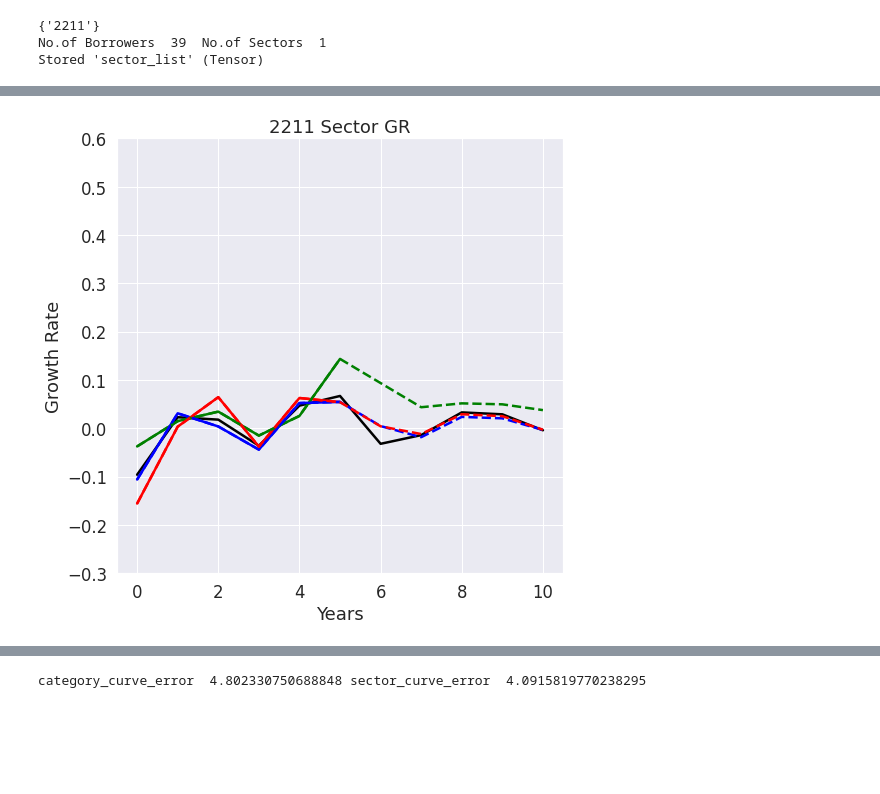
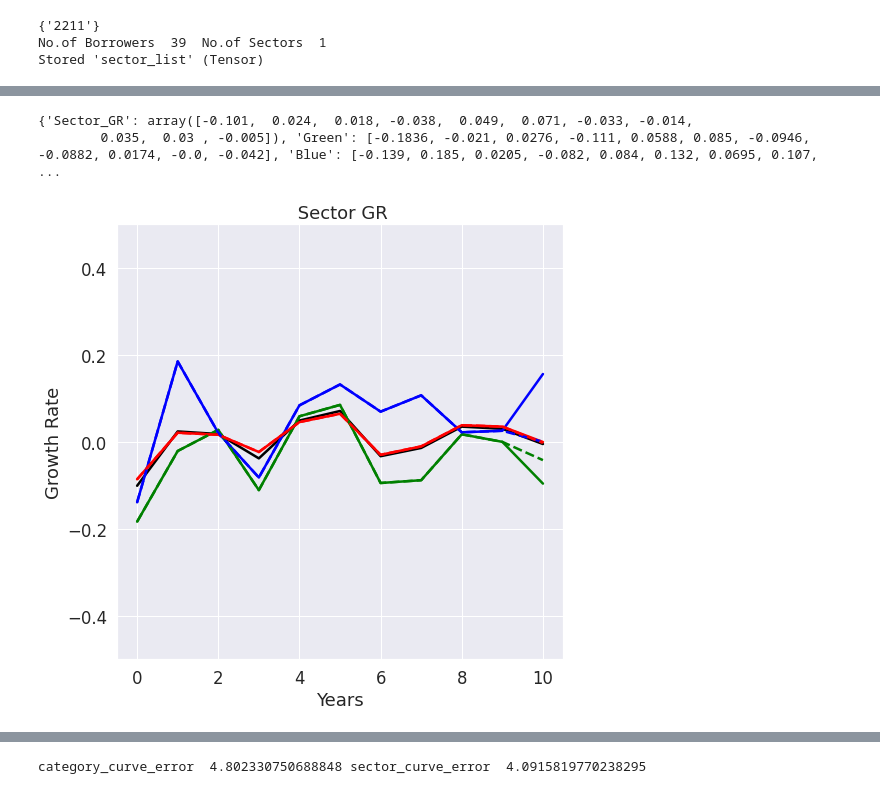
Before and after one commit to SaiChaitanya-ON/Personalized-Sector-with-Knowledge-Graph, a Jupyter notebook: notebooks/Revenue_Growth_Revenue_Graph.ipynb, the cells around one changed output, grey strips where cells are left out. Saved outputs shown, nothing was run; the diff lists cells and outputs as text; code cells hidden in the pictures; blank space fills up the shorter version.

```diff
--- a/notebooks/Revenue_Growth_Revenue_Graph.ipynb
+++ b/notebooks/Revenue_Growth_Revenue_Graph.ipynb
@@ -873,66 +784,74 @@ def Compute_the_Category_Level_Forecast(Category_GR_Data_Dict):
 
     for cat in ['Green', 'Blue', 'Red']:
 
-        Category_Forecast_Dict[cat] = list(Category_GR_Data_Dict[cat][:6])
+        Category_Forecast_Dict[cat] = list(Category_GR_Data_Dict[cat][:10])
         category_curve = Category_Forecast_Dict[cat]
 
         Forecast = []
-        for j in range(len(sector_curve[6:])):
-            corr = int(round(np.corrcoef(sector_curve[:6+j],category_curve)[0][1],4)*10000)
+        for j in range(len(sector_curve[10:])):
+            corr = int(round(np.corrcoef(sector_curve[:10+j],category_curve)[0][1],4)*10000)
 
 
-            low_limit = round(category_curve[-1] - 0.05,4)
+            low_limit = round(category_curve[-1] - 0.3,4)
 
-            up_limit = round(category_curve[-1] + 0.05,4)
+            up_limit = round(category_curve[-1] + 0.3,4)
 
 
             Forecast = []
-            for k in np.arange(low_limit, up_limit, 0.001):
+            for k in np.arange(low_limit, up_limit, 0.0001):
                 rev = np.append(category_curve,k)
-                new_corr = int(round(np.corrcoef(sector_curve[:7+j],rev)[0][1],4)*10000)
+                new_corr = int(round(np.corrcoef(sector_curve[:11+j],rev)[0][1],4)*10000)
+
+#                 if cat == 'Blue':
+#                     print('C',corr,new_corr,'k',round(k,4))
+
 
                 if new_corr in range(corr - 100,corr + 100):
+#                     if cat == 'Blue':
+#                         print("Yes!")
                     if [round(abs(new_corr - corr) + abs(k - category_curve[-1]),4),round(k,5)] not in Forecast:
-                        Forecast.append([round(abs(new_corr - corr) + abs(k - category_curve[-1]),4),round(k,5)])
+                        Forecast.append([round(abs(new_corr - corr) + abs(k - sector_curve[-1]),4),round(k,5)])
 
             try:
                 Forecast = np.array(Forecast)
                 Forecast = Forecast[Forecast[:,0].argsort()]
                 forecast = Forecast[0][1]
             except:
-                if sector_curve[5+j] < sector_curve[6+j]:
+                if sector_curve[9+j] < sector_curve[10+j]:
                     forecast = up_limit
                 else:
                     forecast = low_limit
 
-#             if forecast < GR_Lower_limit:
-#                 forecast = 0.001
 
             Category_Forecast_Dict[cat].append(forecast)
 
     return Category_Forecast_Dict
 
 Category_Level_Forecast_Dict = Compute_the_Category_Level_Forecast(Category_GR_Data_Dict)
+print(Category_Level_Forecast_Dict)
+# %% [output]
+{'Sector_GR': array([-0.101,  0.024,  0.018, -0.038,  0.049,  0.071, -0.033, -0.014,
+        0.035,  0.03 , -0.005]), 'Green': [-0.1836, -0.021, 0.0276, -0.111, 0.0588, 0.085, -0.0946, -0.0882, 0.0174, -0.0, -0.042], 'Blue': [-0.139, 0.185, 0.0205, -0.082, 0.084, 0.132, 0.0695, 0.107, ...
 # %%
 plt.figure(figsize = (8,8))
 
 Sn, = plt.plot(range(len(Category_GR_Data_Dict['Sector_GR'])),Category_GR_Data_Dict['Sector_GR'],'k')
-ps1n, = plt.plot(range(len(Category_GR_Data_Dict['Green'][:6])),Category_GR_Data_Dict['Green'][:6],'g')
-ps2n, = plt.plot(range(len(Category_GR_Data_Dict['Blue'][:6])),Category_GR_Data_Dict['Blue'][:6],'b')
-ps4n, = plt.plot(range(len(Category_GR_Data_Dict['Red'][:6])),Category_GR_Data_Dict['Red'][:6],'r')
+ps1n, = plt.plot(range(len(Category_GR_Data_Dict['Green'])),Category_GR_Data_Dict['Green'],'g')
+ps2n, = plt.plot(range(len(Category_GR_Data_Dict['Blue'])),Category_GR_Data_Dict['Blue'],'b')
+ps4n, = plt.plot(range(len(Category_GR_Data_Dict['Red'])),Category_GR_Data_Dict['Red'],'r')
 
 
 ps1, = plt.plot(range(len(Category_Level_Forecast_Dict['Green'])),Category_Level_Forecast_Dict['Green'],'g--')
 ps2, = plt.plot(range(len(Category_Level_Forecast_Dict['Blue'])),Category_Level_Forecast_Dict['Blue'],'b--')
 ps4, = plt.plot(range(len(Category_Level_Forecast_Dict['Red'])),Category_Level_Forecast_Dict['Red'],'r--')
-plt.title(Category_GR_Data_Dict['Sector'][0] + " Sector GR")
+plt.title( " Sector GR")
 plt.xlabel("Years")
 
 plt.ylabel("Growth Rate")
-plt.ylim(-0.3,0.6)
+plt.ylim(-0.5,0.5)
 plt.show()
 # %% [output]
-[figure, old version]
+[figure, new version]
 # %%
 def Back_Test_Category_Level_Sector(Five_Year_Data_Set_N, Category_Level_Forecast_Dict, ID_Green,ID_Blue,ID_Red):
 
```
Also changed, not shown: parts of 16 cells of this notebook.
